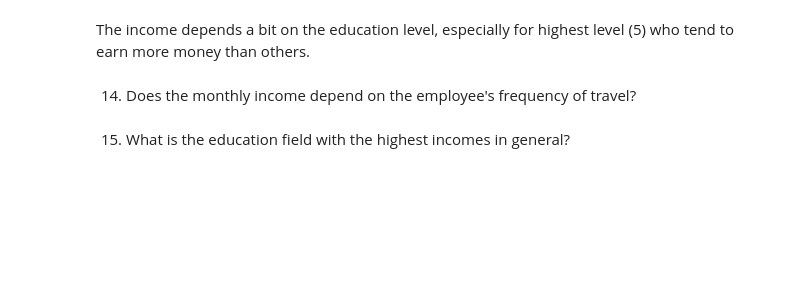
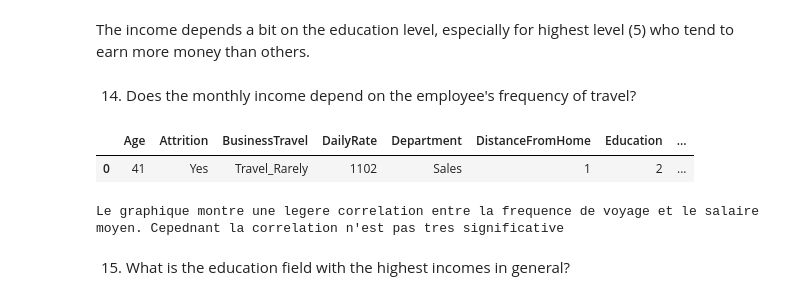
Before and after one commit to AByGCreation/Jedha, a Jupyter notebook: Exercices/Data Visualization/01-EDA_IBM_attrition.ipynb, the cells around one changed output. Saved outputs shown, nothing was run; the diff lists cells and outputs as text; code cells hidden in the pictures; blank space fills up the shorter version.

```diff
--- a/Exercices/Data Visualization/01-EDA_IBM_attrition.ipynb
+++ b/Exercices/Data Visualization/01-EDA_IBM_attrition.ipynb
@@ -119,5 +160,19 @@ Let's investigate the employees monthly income.
 The income depends a bit on the education level, especially for highest level (5) who tend to earn more money than others.
 # %% [markdown]
 14. Does the monthly income depend on the employee's frequency of travel?
+# %%
+display(df.head(1))
+
+dfComp = df[['BusinessTravel', 'MonthlyIncome']]
+
+dfComp = (dfComp.groupby('BusinessTravel').mean().reset_index())
+fig = px.histogram(dfComp, x="BusinessTravel", y="MonthlyIncome", color='MonthlyIncome')
+
+fig.show()
+print("Le graphique montre une legere correlation entre la frequence de voyage et le salaire moyen. Cepednant la correlation n'est pas tres significative")
+# %% [output]
+|  | Age | Attrition | BusinessTravel | DailyRate | Department | DistanceFromHome | Education | ... |
+| 0 | 41 | Yes | Travel_Rarely | 1102 | Sales | 1 | 2 | ... |
+Le graphique montre une legere correlation entre la frequence de voyage et le salaire moyen. Cepednant la correlation n'est pas tres significative
 # %% [markdown]
 15. What is the education field with the highest incomes in general?
```
Also changed, not shown: parts of 12 cells of this notebook, 9 other files.
